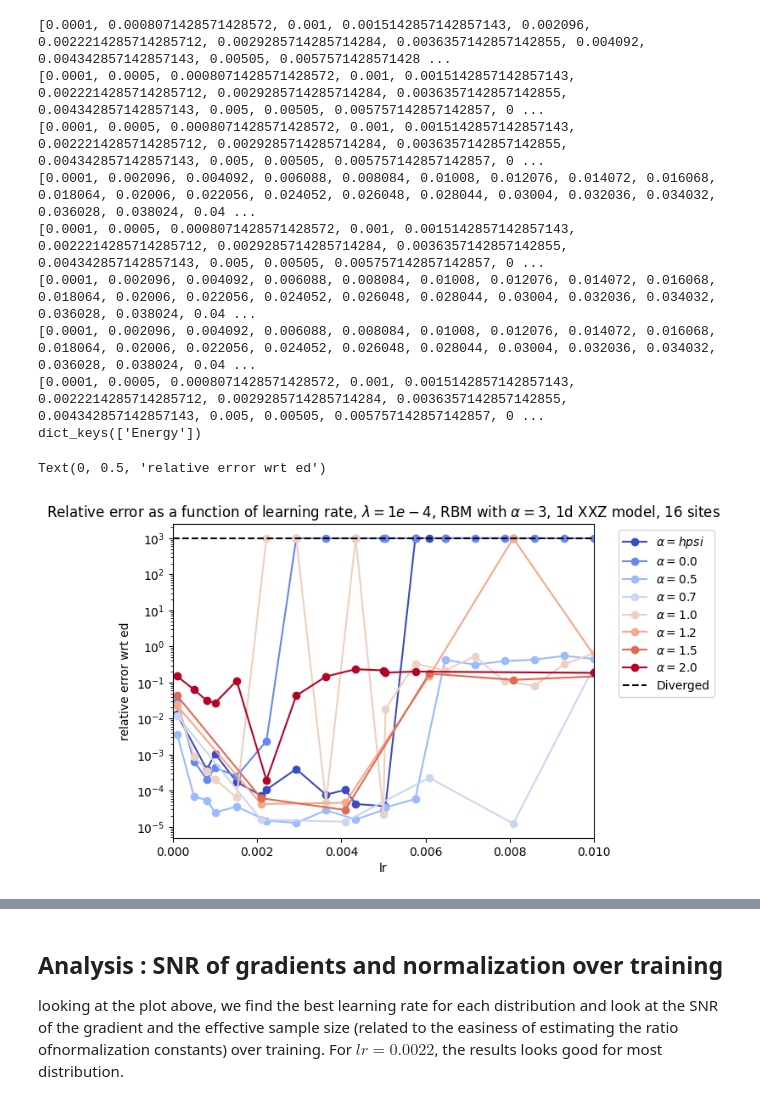
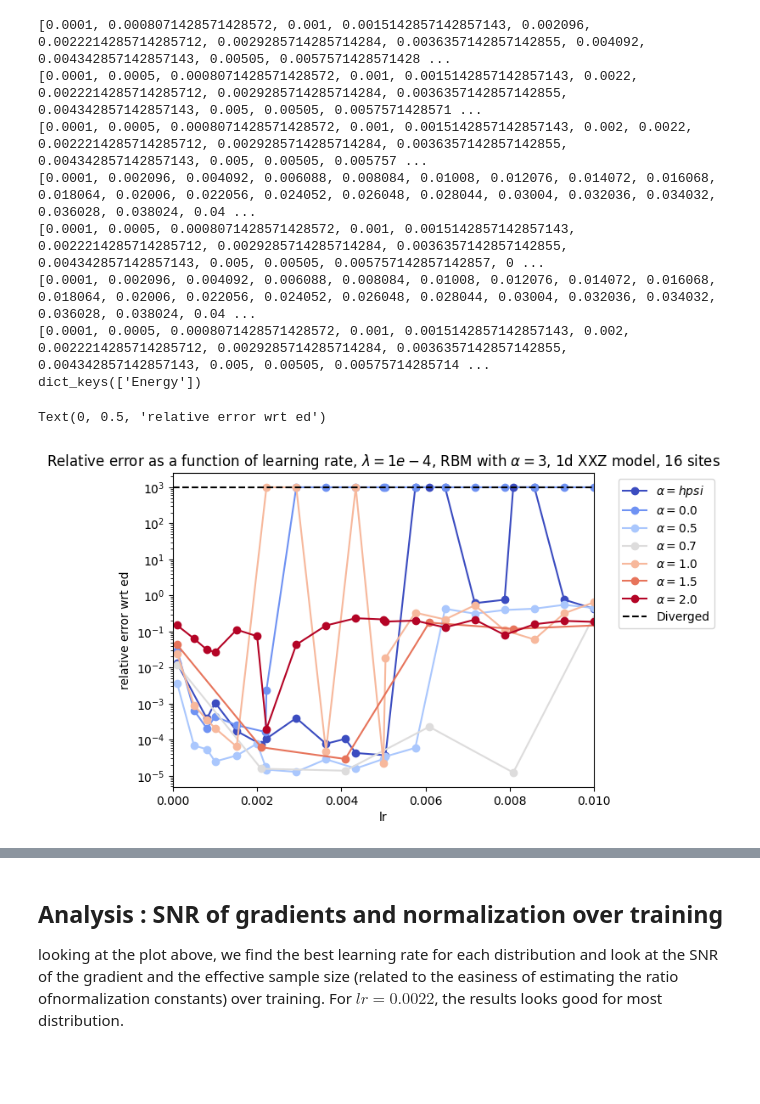
Before and after one commit to AntoineMsy/grad_sample, a Jupyter notebook: notebooks/is_analysis.ipynb, the cells around one changed output, grey strips where cells are left out. Drawn from its saved outputs; the diff is of its cells as text; code cells hidden in the pictures; blank space fills up the shorter version.

```diff
--- a/notebooks/is_analysis.ipynb
+++ b/notebooks/is_analysis.ipynb
@@ -103,7 +103,7 @@ def find_matching_folders_and_files(base_folder):
 
     return results
 
-is_keys = ['hpsi', "0.0", "0.5", '0.7', "1.0", '1.2', '1.5', "2.0"]
+is_keys = ['hpsi', "0.0", "0.5", '0.7', "1.0", '1.5', "2.0"]
 
 colors = coolwarm(jnp.linspace(0, 1,len(is_keys)))
 i=0
@@ -145,35 +145,34 @@ for key in is_keys:
         sorted_keys = sorted(input_dict.keys())
         print(sorted_keys)
         sorted_values = [input_dict[key] for key in sorted_keys]
         return sorted_keys, sorted_values
 
 
     sorted_keys, sorted_vals = get_sorted_keys_and_values(out_dict)
     plt.plot(sorted_keys, sorted_vals, '-o', label= r'$\alpha=%s$'%key, color=colors[i])
     i+=1
     # plt.scatter(out_dict.keys(), out_dict.values(),label= r'$\alpha=%s$'%key)
     # if sorted_items.size > 0:
     #     plt.plot(sorted_items[:,0], sorted_items[:,1],label= r'$\alpha=%s$'%key)
 fs_res = json.load(open('/home/amisery/scratch_link/grad_sample/xxz_1.5/L16/RBM/alpha3/saved_10_3.log'))
 print(fs_res.keys())
 # plt.xlim(min(out_dict.keys()),0.1)
 plt.title(r'Relative error as a function of learning rate, $\lambda = 1e-4$, RBM with $\alpha = 3$, 1d XXZ model, 16 sites')
 plt.hlines(1e3, 0, 0.01, color='black', linestyles='--', label='Diverged')
 plt.yscale('log')
 # plt.xscale('log')
 plt.xlim(0, 0.01)
 plt.legend(loc='upper right', bbox_to_anchor=(1.3, 1))
 plt.xlabel('lr')
 plt.ylabel('relative error wrt ed')
 # %% [output]
 [0.0001, 0.0008071428571428572, 0.001, 0.0015142857142857143, 0.002096, 0.0022214285714285712, 0.0029285714285714284, 0.0036357142857142855, 0.004092, 0.004342857142857143, 0.00505, 0.0057571428571428 ...
-[0.0001, 0.0005, 0.0008071428571428572, 0.001, 0.0015142857142857143, 0.0022214285714285712, 0.0029285714285714284, 0.0036357142857142855, 0.004342857142857143, 0.005, 0.00505, 0.005757142857142857, 0 ...
-[0.0001, 0.0005, 0.0008071428571428572, 0.001, 0.0015142857142857143, 0.0022214285714285712, 0.0029285714285714284, 0.0036357142857142855, 0.004342857142857143, 0.005, 0.00505, 0.005757142857142857, 0 ...
+[0.0001, 0.0005, 0.0008071428571428572, 0.001, 0.0015142857142857143, 0.0022, 0.0022214285714285712, 0.0029285714285714284, 0.0036357142857142855, 0.004342857142857143, 0.005, 0.00505, 0.0057571428571 ...
+[0.0001, 0.0005, 0.0008071428571428572, 0.001, 0.0015142857142857143, 0.002, 0.0022, 0.0022214285714285712, 0.0029285714285714284, 0.0036357142857142855, 0.004342857142857143, 0.005, 0.00505, 0.005757 ...
 [0.0001, 0.002096, 0.004092, 0.006088, 0.008084, 0.01008, 0.012076, 0.014072, 0.016068, 0.018064, 0.02006, 0.022056, 0.024052, 0.026048, 0.028044, 0.03004, 0.032036, 0.034032, 0.036028, 0.038024, 0.04 ...
 [0.0001, 0.0005, 0.0008071428571428572, 0.001, 0.0015142857142857143, 0.0022214285714285712, 0.0029285714285714284, 0.0036357142857142855, 0.004342857142857143, 0.005, 0.00505, 0.005757142857142857, 0 ...
 [0.0001, 0.002096, 0.004092, 0.006088, 0.008084, 0.01008, 0.012076, 0.014072, 0.016068, 0.018064, 0.02006, 0.022056, 0.024052, 0.026048, 0.028044, 0.03004, 0.032036, 0.034032, 0.036028, 0.038024, 0.04 ...
-[0.0001, 0.002096, 0.004092, 0.006088, 0.008084, 0.01008, 0.012076, 0.014072, 0.016068, 0.018064, 0.02006, 0.022056, 0.024052, 0.026048, 0.028044, 0.03004, 0.032036, 0.034032, 0.036028, 0.038024, 0.04 ...
-[0.0001, 0.0005, 0.0008071428571428572, 0.001, 0.0015142857142857143, 0.0022214285714285712, 0.0029285714285714284, 0.0036357142857142855, 0.004342857142857143, 0.005, 0.00505, 0.005757142857142857, 0 ...
+[0.0001, 0.0005, 0.0008071428571428572, 0.001, 0.0015142857142857143, 0.002, 0.0022214285714285712, 0.0029285714285714284, 0.0036357142857142855, 0.004342857142857143, 0.005, 0.00505, 0.00575714285714 ...
 dict_keys(['Energy'])
 Text(0, 0.5, 'relative error wrt ed')
-[figure, old version]
+[figure, new version]
```
Also changed, not shown: parts of 17 cells of this notebook, 10 other files.
